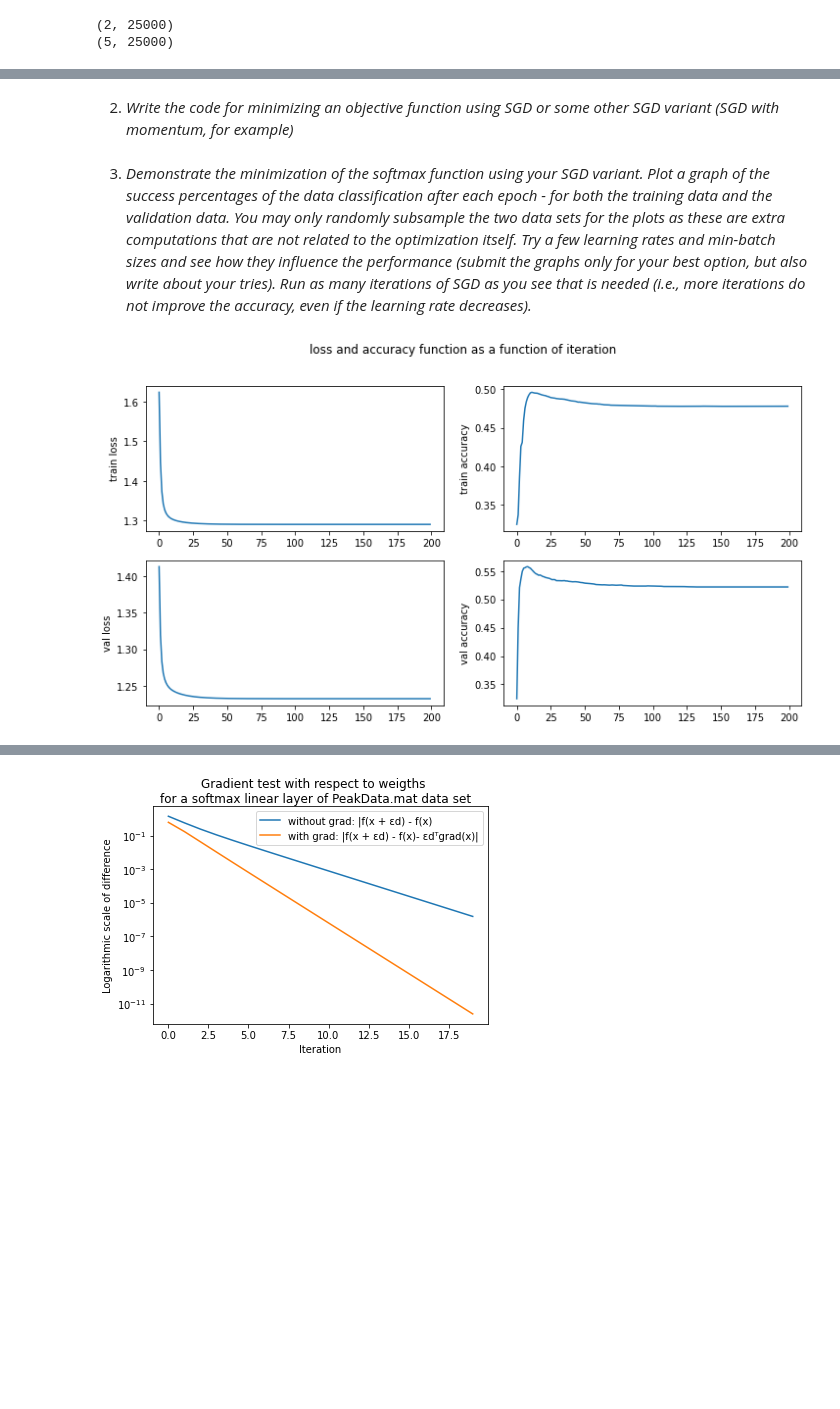
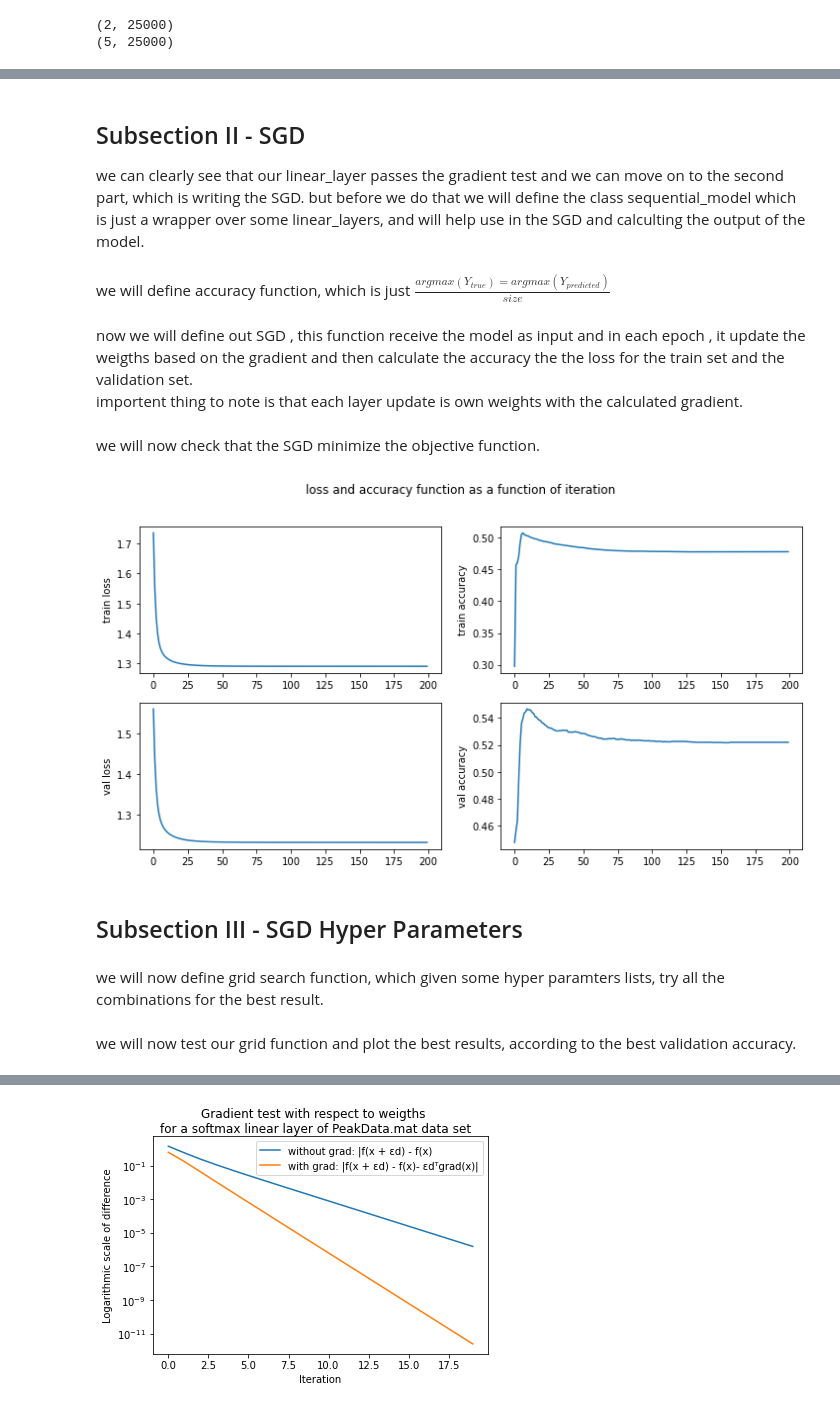
Before and after one commit to danikv/DeepLearningEx1, a Jupyter notebook: Ex1.ipynb, the cells around one changed output, grey strips where cells are left out. Cells and saved outputs as stored; diff of their text form; code cells hidden in the pictures; blank space fills up the shorter version.

```diff
--- a/Ex1.ipynb
+++ b/Ex1.ipynb
@@ -187,2 +196,5 @@ class linear_layer:
+# %% [markdown]
+## Subsection II - SGD
+we can clearly see that our linear_layer passes the gradient test and we can move on to the second part, which is writing the SGD. but before we do that we will define the class sequential_model which is just a wrapper over some linear_layers, and will help use in the SGD and calculting the output of the model.
 # %%
 class sequential_model:
@@ -253,11 +256,24 @@ class sequential_model:
-# %% [markdown]
-2. *Write the code for minimizing an objective function using SGD or some other SGD variant (SGD with momentum, for example)*
+# %% [markdown]
+we will define accuracy function, which is just $ \frac{argmax(Y_{true}) = argmax(Y_{predicted})}{size} $
 # %%
 def accuracy(Y_true, Y_predicted):
     return np.sum(np.argmax(Y_true, axis=0) == np.argmax(Y_predicted, axis=0)) / Y_true.shape[1]
+# %% [markdown]
+now we will define out SGD , this function receive the model as input and in each epoch , it update the weigths based on the gradient and then calculate the accuracy the the loss for the train set and the validation set.<br>
+importent thing to note is that each layer update is own weights with the calculated gradient.
 # %%
 import math
-def SGD(model, X, Y, X_val, Y_val, epoch, batch_size):
+
+def update_weigths(layers, history, learning_rate, Y_true):
+    error = history[-1] - Y_true
+    for i in range(1, len(layers) + 1):
+        X = history[-i - 1]
+        Y = history[-i]
+        gradient_theta, gradient_b, error = layers[-i].gradient(X, Y, error)
+        layers[-i].update_weigths(gradient_theta, gradient_b, learning_rate)
+
+
+def SGD(model, X, Y, X_val, Y_val, epoch, learning_rate, loss, batch_size):
     accuracy_train = []
     accuracy_val = []
     loss_train = []
@@ -268,44 +284,41 @@ def SGD(model, X, Y, X_val, Y_val, epoch, batch_size):
         iter_loss = 0
         for j in range(0, X.shape[1], batch_size):
             Y_predicted = model(X[:, j:j+batch_size])
-            model.update_weigths(Y[:, j:j+batch_size])
+            update_weigths(model.layers(), model.history(), learning_rate, Y[:, j:j+batch_size])
             iter_accuracy += accuracy(Y[:, j:j+batch_size], Y_predicted)
-            iter_loss += cross_entropy_loss(Y[:, j:j+batch_size], Y_predicted)
+            iter_loss += loss(Y[:, j:j+batch_size], Y_predicted)
         Y_predicted_val = model(X_val)
         accuracy_train.append(iter_accuracy / number_of_iterations)
         loss_train.append(iter_loss / number_of_iterations)
         accuracy_val.append(accuracy(Y_val, Y_predicted_val))
         loss_val.append(cross_entropy_loss(Y_val, Y_predicted_val))
     return loss_train, accuracy_train, loss_val, accuracy_val
-# %% [markdown]
-3. *Demonstrate the minimization of the softmax function using your SGD variant. Plot a graph of the success percentages of the data classification after each epoch - for both the training data and the validation data. You may only randomly subsample the
-two data sets for the plots as these are extra computations that are not related to the optimization itself. Try a few learning rates and min-batch sizes and see how they influence the performance (submit the graphs only for your best option, but also write about your tries). Run as many iterations of SGD as you see that is needed (i.e., more iterations do not improve the accuracy, even if the learning rate decreases).*
+# %% [markdown]
+we will now check that the SGD minimize the objective function.
 # %%
 import matplotlib.pyplot as plt
 
 model = sequential_model(
         linear_layer(2, 5, activation=softmax())
         )
 
-loss_train, accuracy_train, loss_val, accuracy_val = SGD(model, X, Y, X_val, Y_val, 200, 2500)
-
-#fig = plt.figure(figsize=(10,6))
+train_loss, train_accuracy, val_loss, val_accuracy = SGD(model, X, Y, X_val, Y_val, 200, 0.1, cross_entropy_loss, 2500)
 
 fig, axs = plt.subplots(2, 2, figsize=(12,6))
 fig.suptitle('loss and accuracy function as a function of iteration')
 
-axs[0][0].plot(loss_train)
+axs[0][0].plot(train_loss)
 axs[0][0].set_ylabel('train loss')
 
-axs[0][1].plot(accuracy_train)
+axs[0][1].plot(train_accuracy)
 axs[0][1].set_ylabel('train accuracy')
 
-axs[1][0].plot(loss_val)
+axs[1][0].plot(val_loss)
 axs[1][0].set_ylabel('val loss')
 
-axs[1][1].plot(accuracy_val)
+axs[1][1].plot(val_accuracy)
 axs[1][1].set_ylabel('val accuracy')
 
 plt.show()
 # %% [output]
-[figure, old version]
+[figure, new version]
@@ -313,0 +325,4 @@ plt.show()
+# %% [markdown]
+## Subsection III - SGD Hyper Parameters
+# %% [markdown]
+we will now define grid search function, which given some hyper paramters lists, try all the combinations for the best result.
@@ -313,0 +345,2 @@ plt.show()
+# %% [markdown]
+we will now test our grid function and plot the best results, according to the best validation accuracy.
```
Also changed, not shown: parts of 38 cells of this notebook.
